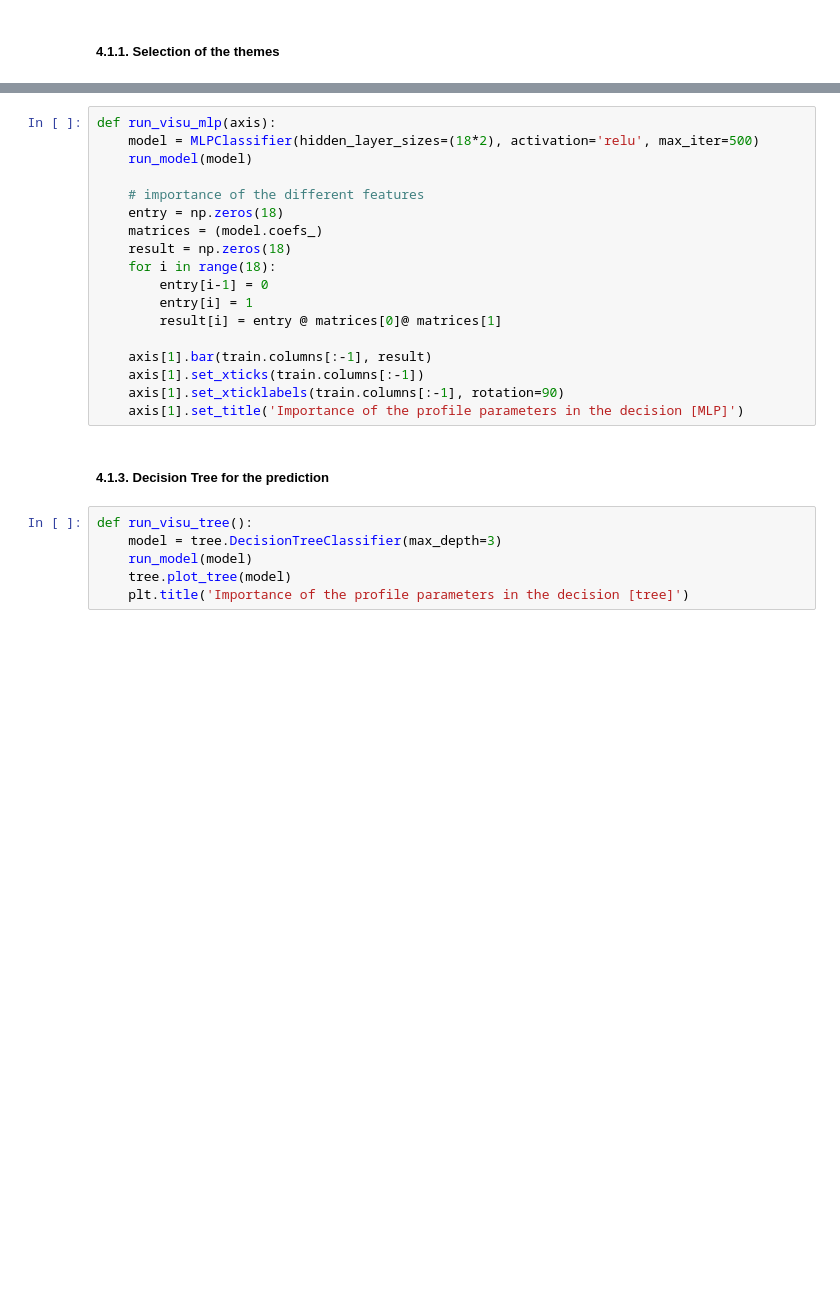
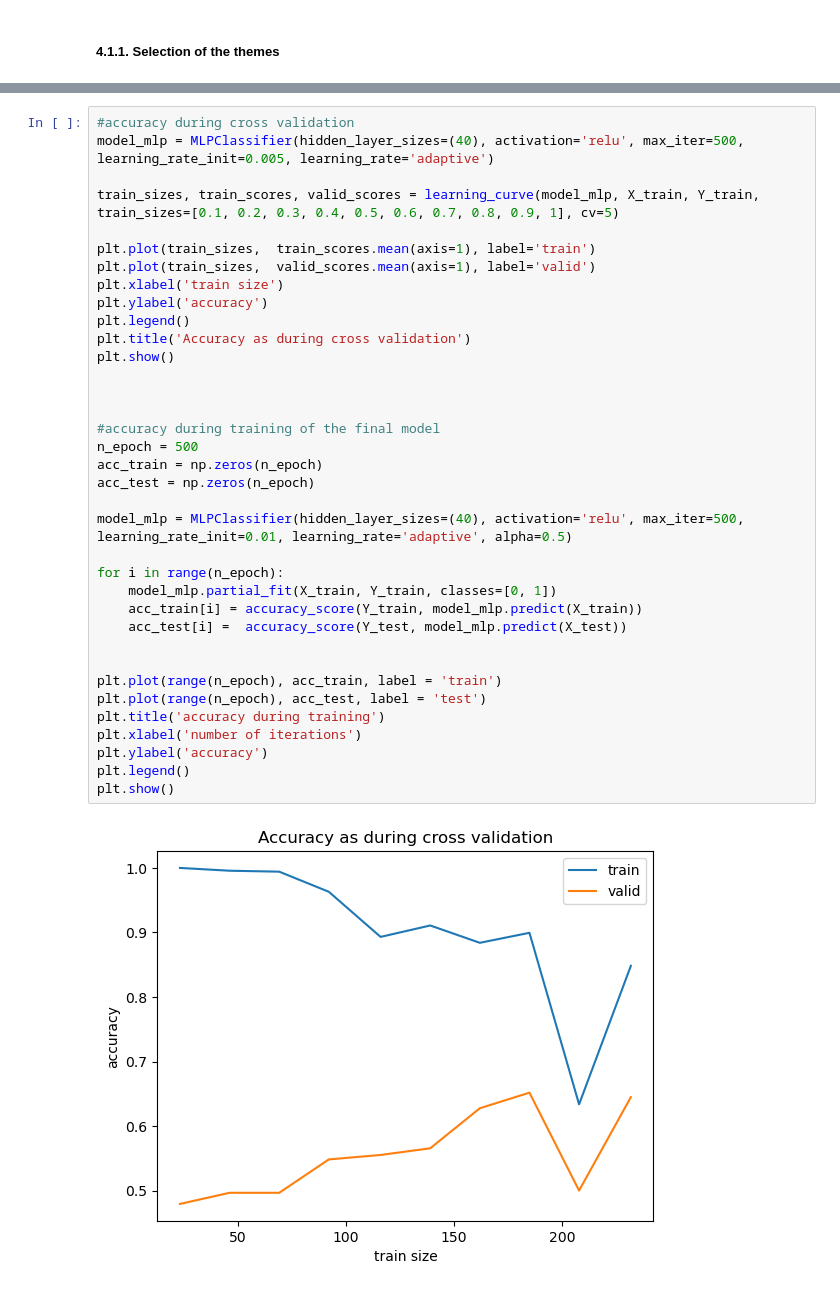
Before and after one commit to jeanknubel/ML4ED_Internship, a Jupyter notebook: notebooks/data_processing.ipynb, the cells around one changed output, grey strips where cells are left out. Drawn from its saved outputs; the diff is of its cells as text; blank space fills up the shorter version.

```diff
--- a/notebooks/data_processing.ipynb
+++ b/notebooks/data_processing.ipynb
@@ -108,26 +261,38 @@ def run_visu_log_reg(axis):
-# %%
-def run_visu_mlp(axis):
-    model = MLPClassifier(hidden_layer_sizes=(18*2), activation='relu', max_iter=500)
-    run_model(model)
-
-    # importance of the different features
-    entry = np.zeros(18)
-    matrices = (model.coefs_)
-    result = np.zeros(18)
-    for i in range(18):
-        entry[i-1] = 0
-        entry[i] = 1
-        result[i] = entry @ matrices[0]@ matrices[1]
-
-    axis[1].bar(train.columns[:-1], result)
-    axis[1].set_xticks(train.columns[:-1])
-    axis[1].set_xticklabels(train.columns[:-1], rotation=90)
-    axis[1].set_title('Importance of the profile parameters in the decision [MLP]')
-# %% [markdown]
-##### 4.1.3. Decision Tree for the prediction
-# %%
-def run_visu_tree():
-    model = tree.DecisionTreeClassifier(max_depth=3)
-    run_model(model)
-    tree.plot_tree(model)
-    plt.title('Importance of the profile parameters in the decision [tree]')
+# %%
+#accuracy during cross validation
+model_mlp = MLPClassifier(hidden_layer_sizes=(40), activation='relu', max_iter=500, learning_rate_init=0.005, learning_rate='adaptive')
+
+train_sizes, train_scores, valid_scores = learning_curve(model_mlp, X_train, Y_train, train_sizes=[0.1, 0.2, 0.3, 0.4, 0.5, 0.6, 0.7, 0.8, 0.9, 1], cv=5)
+
+plt.plot(train_sizes,  train_scores.mean(axis=1), label='train')
+plt.plot(train_sizes,  valid_scores.mean(axis=1), label='valid')
+plt.xlabel('train size')
+plt.ylabel('accuracy')
+plt.legend()
+plt.title('Accuracy as during cross validation')
+plt.show()
+
+
+
+#accuracy during training of the final model
+n_epoch = 500
+acc_train = np.zeros(n_epoch)
+acc_test = np.zeros(n_epoch)
+
+model_mlp = MLPClassifier(hidden_layer_sizes=(40), activation='relu', max_iter=500, learning_rate_init=0.01, learning_rate='adaptive', alpha=0.5)
+
+for i in range(n_epoch):
+    model_mlp.partial_fit(X_train, Y_train, classes=[0, 1])
+    acc_train[i] = accuracy_score(Y_train, model_mlp.predict(X_train))
+    acc_test[i] =  accuracy_score(Y_test, model_mlp.predict(X_test))
+
+
+plt.plot(range(n_epoch), acc_train, label = 'train')
+plt.plot(range(n_epoch), acc_test, label = 'test')
+plt.title('accuracy during training')
+plt.xlabel('number of iterations')
+plt.ylabel('accuracy')
+plt.legend()
+plt.show()
+# %% [output]
+[figure, added]
```
Also changed, not shown: parts of 25 cells of this notebook, 2 other files.
